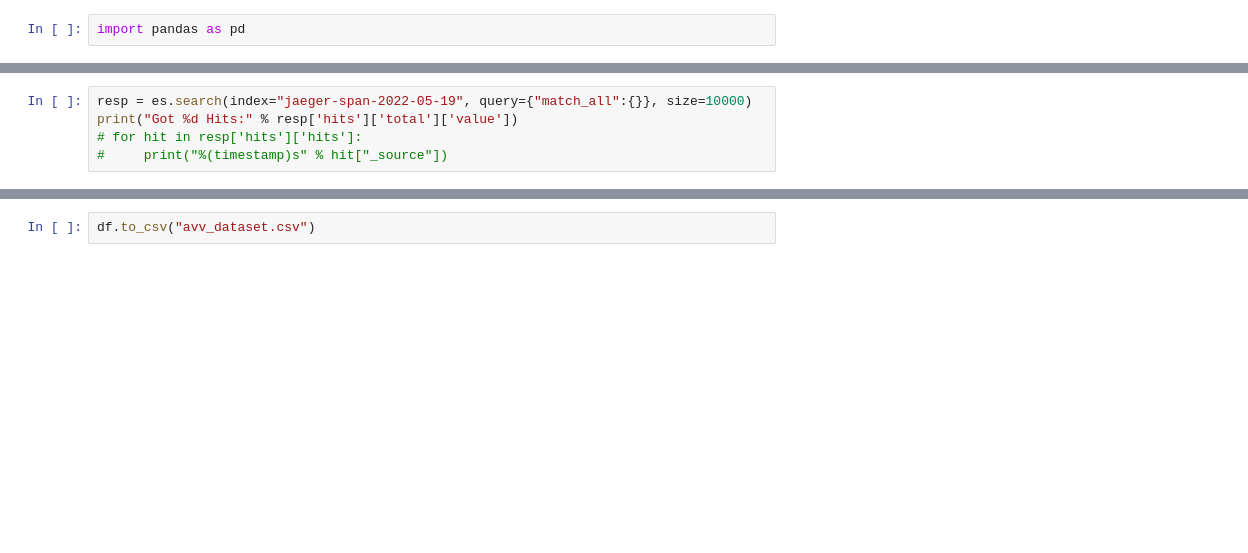
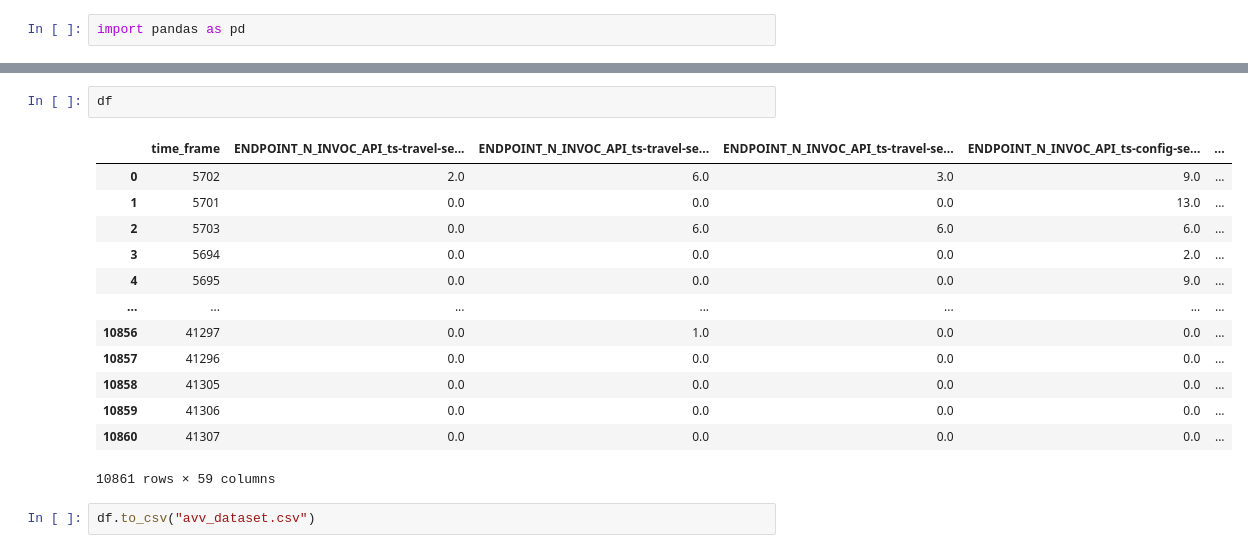
Before and after one commit to federix98/obstack, a Jupyter notebook: notebooks/DatasetBuilder.ipynb, the cells around one changed output, grey strips where cells are left out. Saved outputs shown, nothing was run; the diff lists cells and outputs as text; blank space fills up the shorter version.

```diff
--- a/notebooks/DatasetBuilder.ipynb
+++ b/notebooks/DatasetBuilder.ipynb
@@ -28,5 +22,0 @@ requests.get("http://192.168.195.78:9200").json()
-# %%
-resp = es.search(index="jaeger-span-2022-05-19", query={"match_all":{}}, size=10000)
-print("Got %d Hits:" % resp['hits']['total']['value'])
-# for hit in resp['hits']['hits']:
-#     print("%(timestamp)s" % hit["_source"])
@@ -134,2 +257,18 @@ df
+# %%
+df
+# %% [output]
+|  | time_frame | ENDPOINT_N_INVOC_API_ts-travel-se... | ENDPOINT_N_INVOC_API_ts-travel-se... | ENDPOINT_N_INVOC_API_ts-travel-se... | ENDPOINT_N_INVOC_API_ts-config-se... | ... |
+| 0 | 5702 | 2.0 | 6.0 | 3.0 | 9.0 | ... |
+| 1 | 5701 | 0.0 | 0.0 | 0.0 | 13.0 | ... |
+| 2 | 5703 | 0.0 | 6.0 | 6.0 | 6.0 | ... |
+| 3 | 5694 | 0.0 | 0.0 | 0.0 | 2.0 | ... |
+| 4 | 5695 | 0.0 | 0.0 | 0.0 | 9.0 | ... |
+| ... | ... | ... | ... | ... | ... | ... |
+| 10856 | 41297 | 0.0 | 1.0 | 0.0 | 0.0 | ... |
+| 10857 | 41296 | 0.0 | 0.0 | 0.0 | 0.0 | ... |
+| 10858 | 41305 | 0.0 | 0.0 | 0.0 | 0.0 | ... |
+| 10859 | 41306 | 0.0 | 0.0 | 0.0 | 0.0 | ... |
+| 10860 | 41307 | 0.0 | 0.0 | 0.0 | 0.0 | ... |
+10861 rows × 59 columns
 # %%
 df.to_csv("avv_dataset.csv")
```
Also changed, not shown: parts of 6 cells of this notebook, 33 other files.
